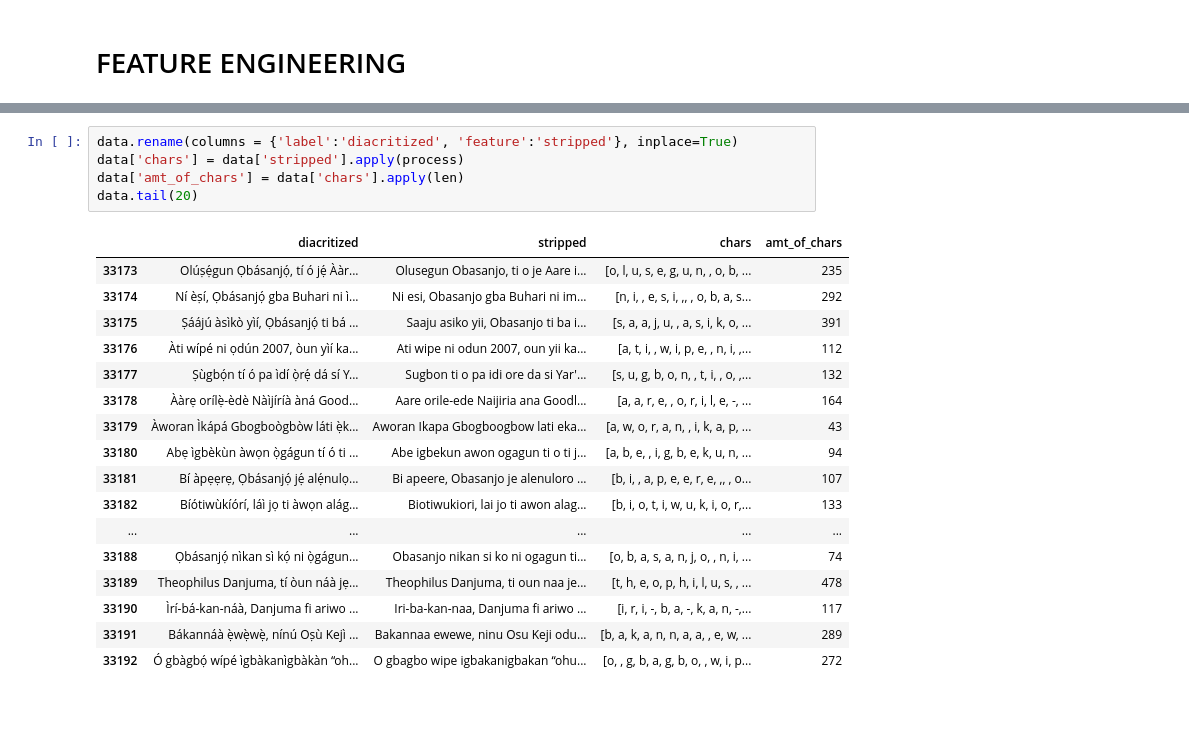
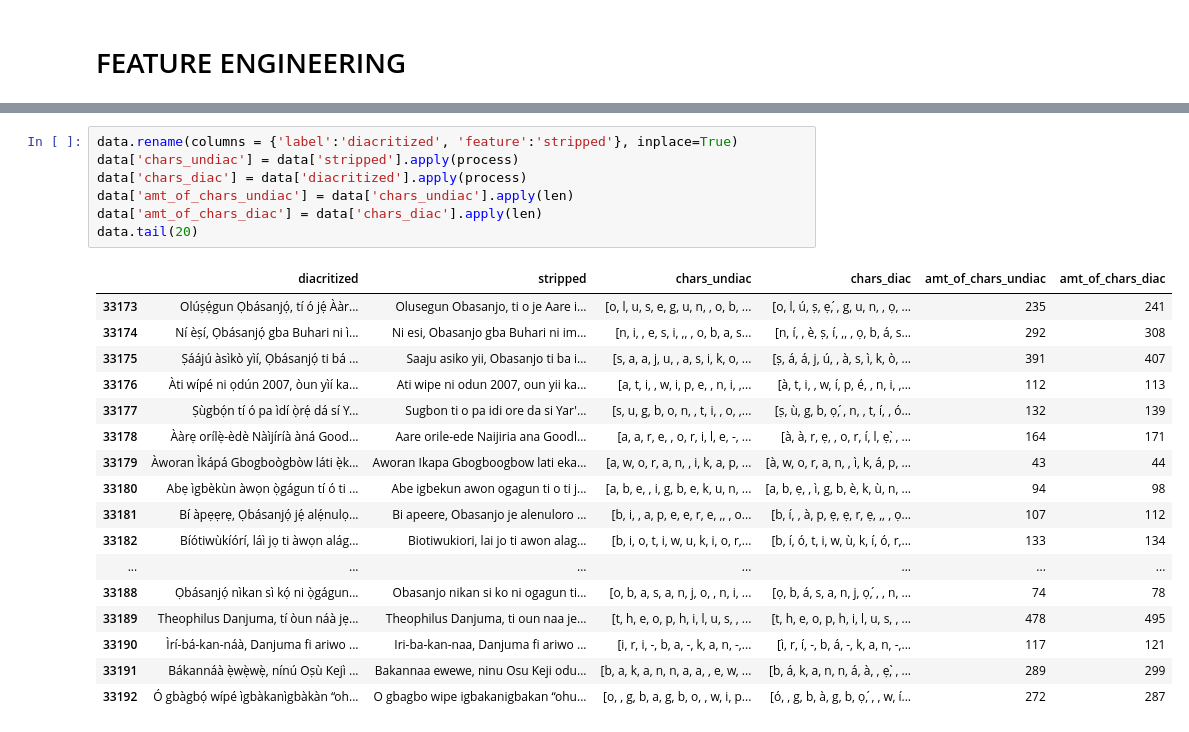
Before and after one commit to Kola9INE/yo_auto_diacritizer, a Jupyter notebook: AUTO_DIACRITIZATION/PHASE_ONE/model_build.ipynb, the cells around one changed output, grey strips where cells are left out. Drawn from its saved outputs; the diff is of its cells as text.

```diff
--- a/AUTO_DIACRITIZATION/PHASE_ONE/model_build.ipynb
+++ b/AUTO_DIACRITIZATION/PHASE_ONE/model_build.ipynb
@@ -45,23 +45,25 @@ Processed data:  i b a n u j e   o h u n   i d a a m u   t i   o   n   t i   i b
 # %%
 data.rename(columns = {'label':'diacritized', 'feature':'stripped'}, inplace=True)
-data['chars'] = data['stripped'].apply(process)
-data['amt_of_chars'] = data['chars'].apply(len)
+data['chars_undiac'] = data['stripped'].apply(process)
+data['chars_diac'] = data['diacritized'].apply(process)
+data['amt_of_chars_undiac'] = data['chars_undiac'].apply(len)
+data['amt_of_chars_diac'] = data['chars_diac'].apply(len)
 data.tail(20)
 # %% [output]
-|  | diacritized | stripped | chars | amt_of_chars |
-| 33173 | Olúṣẹ́gun Ọbásanjọ́, tí ó jẹ́ Ààr... | Olusegun Obasanjo, ti o je Aare i... | [o, l, u, s, e, g, u, n, , o, b, ... | 235 |
-| 33174 | Ní èṣí, Ọbásanjọ́ gba Buhari ni ì... | Ni esi, Obasanjo gba Buhari ni im... | [n, i, , e, s, i, ,, , o, b, a, s... | 292 |
-| 33175 | Ṣáájú àsìkò yìí, Ọbásanjọ́ ti bá ... | Saaju asiko yii, Obasanjo ti ba i... | [s, a, a, j, u, , a, s, i, k, o, ... | 391 |
-| 33176 | Àti wípé ni ọdún 2007, òun yìí ka... | Ati wipe ni odun 2007, oun yii ka... | [a, t, i, , w, i, p, e, , n, i, ,... | 112 |
-| 33177 | Ṣùgbọ́n tí ó pa ìdí ọ̀rẹ́ dá sí Y... | Sugbon ti o pa idi ore da si Yar'... | [s, u, g, b, o, n, , t, i, , o, ,... | 132 |
-| 33178 | Ààrẹ orílẹ̀-èdè Nàìjíríà àná Good... | Aare orile-ede Naijiria ana Goodl... | [a, a, r, e, , o, r, i, l, e, -, ... | 164 |
-| 33179 | Àworan Ìkápá Gbogboògbòw láti ẹ̀k... | Aworan Ikapa Gbogboogbow lati eka... | [a, w, o, r, a, n, , i, k, a, p, ... | 43 |
-| 33180 | Abẹ ìgbèkùn àwọn ọ̀gágun tí ó ti ... | Abe igbekun awon ogagun ti o ti j... | [a, b, e, , i, g, b, e, k, u, n, ... | 94 |
-| 33181 | Bí àpẹẹrẹ, Ọbásanjọ́ jẹ́ alẹ́nulọ... | Bi apeere, Obasanjo je alenuloro ... | [b, i, , a, p, e, e, r, e, ,, , o... | 107 |
-| 33182 | Bíótiwùkíórí, láì jọ ti àwọn alág... | Biotiwukiori, lai jo ti awon alag... | [b, i, o, t, i, w, u, k, i, o, r,... | 133 |
-| ... | ... | ... | ... | ... |
-| 33188 | Ọbásanjọ́ nìkan sì kọ́ ni ọ̀gágun... | Obasanjo nikan si ko ni ogagun ti... | [o, b, a, s, a, n, j, o, , n, i, ... | 74 |
-| 33189 | Theophilus Danjuma, tí òun náà jẹ... | Theophilus Danjuma, ti oun naa je... | [t, h, e, o, p, h, i, l, u, s, , ... | 478 |
-| 33190 | Ìrí-bá-kan-náà, Danjuma fi ariwo ... | Iri-ba-kan-naa, Danjuma fi ariwo ... | [i, r, i, -, b, a, -, k, a, n, -,... | 117 |
-| 33191 | Bákannáà ẹ̀wẹ̀wẹ̀, nínú Oṣù Kejì ... | Bakannaa ewewe, ninu Osu Keji odu... | [b, a, k, a, n, n, a, a, , e, w, ... | 289 |
-| 33192 | Ó gbàgbọ́ wípé ìgbàkanìgbàkàn “oh... | O gbagbo wipe igbakanigbakan “ohu... | [o, , g, b, a, g, b, o, , w, i, p... | 272 |
+|  | diacritized | stripped | chars_undiac | chars_diac | amt_of_chars_undiac | amt_of_chars_diac |
+| 33173 | Olúṣẹ́gun Ọbásanjọ́, tí ó jẹ́ Ààr... | Olusegun Obasanjo, ti o je Aare i... | [o, l, u, s, e, g, u, n, , o, b, ... | [o, l, ú, ṣ, ẹ, ́, g, u, n, , ọ, ... | 235 | 241 |
+| 33174 | Ní èṣí, Ọbásanjọ́ gba Buhari ni ì... | Ni esi, Obasanjo gba Buhari ni im... | [n, i, , e, s, i, ,, , o, b, a, s... | [n, í, , è, ṣ, í, ,, , ọ, b, á, s... | 292 | 308 |
+| 33175 | Ṣáájú àsìkò yìí, Ọbásanjọ́ ti bá ... | Saaju asiko yii, Obasanjo ti ba i... | [s, a, a, j, u, , a, s, i, k, o, ... | [ṣ, á, á, j, ú, , à, s, ì, k, ò, ... | 391 | 407 |
+| 33176 | Àti wípé ni ọdún 2007, òun yìí ka... | Ati wipe ni odun 2007, oun yii ka... | [a, t, i, , w, i, p, e, , n, i, ,... | [à, t, i, , w, í, p, é, , n, i, ,... | 112 | 113 |
+| 33177 | Ṣùgbọ́n tí ó pa ìdí ọ̀rẹ́ dá sí Y... | Sugbon ti o pa idi ore da si Yar'... | [s, u, g, b, o, n, , t, i, , o, ,... | [ṣ, ù, g, b, ọ, ́, n, , t, í, , ó... | 132 | 139 |
+| 33178 | Ààrẹ orílẹ̀-èdè Nàìjíríà àná Good... | Aare orile-ede Naijiria ana Goodl... | [a, a, r, e, , o, r, i, l, e, -, ... | [à, à, r, ẹ, , o, r, í, l, ẹ, ̀, ... | 164 | 171 |
+| 33179 | Àworan Ìkápá Gbogboògbòw láti ẹ̀k... | Aworan Ikapa Gbogboogbow lati eka... | [a, w, o, r, a, n, , i, k, a, p, ... | [à, w, o, r, a, n, , ì, k, á, p, ... | 43 | 44 |
+| 33180 | Abẹ ìgbèkùn àwọn ọ̀gágun tí ó ti ... | Abe igbekun awon ogagun ti o ti j... | [a, b, e, , i, g, b, e, k, u, n, ... | [a, b, ẹ, , ì, g, b, è, k, ù, n, ... | 94 | 98 |
+| 33181 | Bí àpẹẹrẹ, Ọbásanjọ́ jẹ́ alẹ́nulọ... | Bi apeere, Obasanjo je alenuloro ... | [b, i, , a, p, e, e, r, e, ,, , o... | [b, í, , à, p, ẹ, ẹ, r, ẹ, ,, , ọ... | 107 | 112 |
+| 33182 | Bíótiwùkíórí, láì jọ ti àwọn alág... | Biotiwukiori, lai jo ti awon alag... | [b, i, o, t, i, w, u, k, i, o, r,... | [b, í, ó, t, i, w, ù, k, í, ó, r,... | 133 | 134 |
+| ... | ... | ... | ... | ... | ... | ... |
+| 33188 | Ọbásanjọ́ nìkan sì kọ́ ni ọ̀gágun... | Obasanjo nikan si ko ni ogagun ti... | [o, b, a, s, a, n, j, o, , n, i, ... | [ọ, b, á, s, a, n, j, ọ, ́, , n, ... | 74 | 78 |
+| 33189 | Theophilus Danjuma, tí òun náà jẹ... | Theophilus Danjuma, ti oun naa je... | [t, h, e, o, p, h, i, l, u, s, , ... | [t, h, e, o, p, h, i, l, u, s, , ... | 478 | 495 |
+| 33190 | Ìrí-bá-kan-náà, Danjuma fi ariwo ... | Iri-ba-kan-naa, Danjuma fi ariwo ... | [i, r, i, -, b, a, -, k, a, n, -,... | [ì, r, í, -, b, á, -, k, a, n, -,... | 117 | 121 |
+| 33191 | Bákannáà ẹ̀wẹ̀wẹ̀, nínú Oṣù Kejì ... | Bakannaa ewewe, ninu Osu Keji odu... | [b, a, k, a, n, n, a, a, , e, w, ... | [b, á, k, a, n, n, á, à, , ẹ, ̀, ... | 289 | 299 |
+| 33192 | Ó gbàgbọ́ wípé ìgbàkanìgbàkàn “oh... | O gbagbo wipe igbakanigbakan “ohu... | [o, , g, b, a, g, b, o, , w, i, p... | [ó, , g, b, à, g, b, ọ, ́, , w, í... | 272 | 287 |
```
Also changed, not shown: parts of 35 cells of this notebook, 6 other files.
